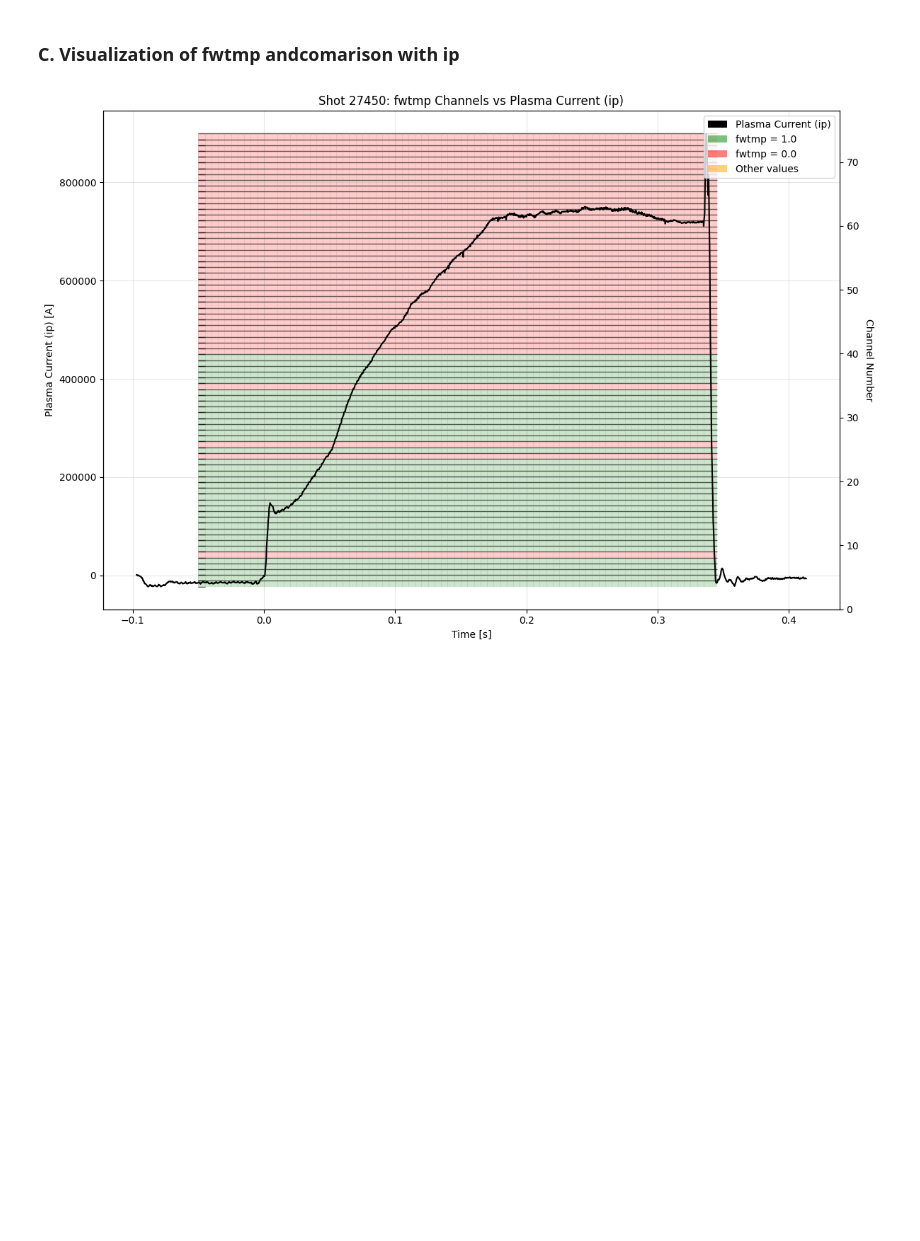
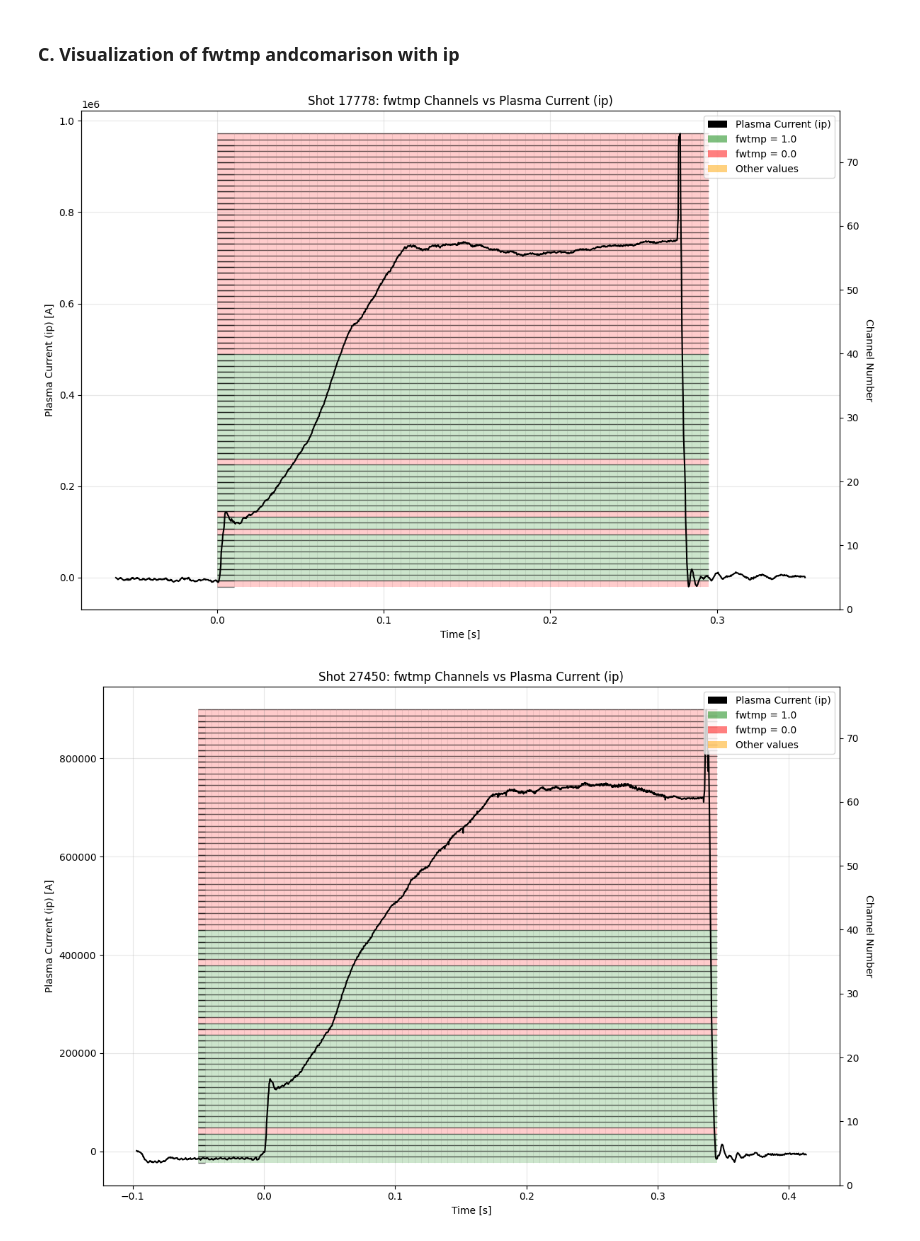
Before and after one commit to LouisBrusset/ITER-magnetics-diagnostic-analysis, a Jupyter notebook: notebooks/experiments/efit++_analysis.ipynb, the cells around one changed output. Cells and saved outputs as stored; diff of their text form; code cells hidden in the pictures; blank space fills up the shorter version.

```diff
--- a/notebooks/experiments/efit++_analysis.ipynb
+++ b/notebooks/experiments/efit++_analysis.ipynb
@@ -387,7 +392,7 @@ shots_with_fwtmp
 # %%
 from matplotlib.patches import Patch, Rectangle
 # %%
-def plot_fwtmp_vs_ip(shot_id):
+def plot_fwtmp_vs_ip(shot_id, save: bool = False):
     try:
         efm = retry_to_dask(shot_id, group="efm", level=1, verbose=False)
         fwtmp = efm.fwtmp.values
@@ -467,7 +472,14 @@ def plot_fwtmp_vs_ip(shot_id):
 
     plt.title(f'Shot {shot_id}: fwtmp Channels vs Plasma Current (ip)')
     plt.tight_layout()
+    if save:
+        path = Path().absolute().parent / "result_files/efit_analysis/efit_weights_channels.png"
+        plt.savefig(path, dpi=300)
     plt.show()
+# %%
+fig = plot_fwtmp_vs_ip(selected_shots[1], save=True)
+# %% [output]
+[figure, added]
 # %%
 selected_shots_to_plot = np.random.choice(shot_list, size=10, replace=False)
 for shot in selected_shots_to_plot:
```
Also changed, not shown: parts of 2 cells of this notebook, 9 other files.
